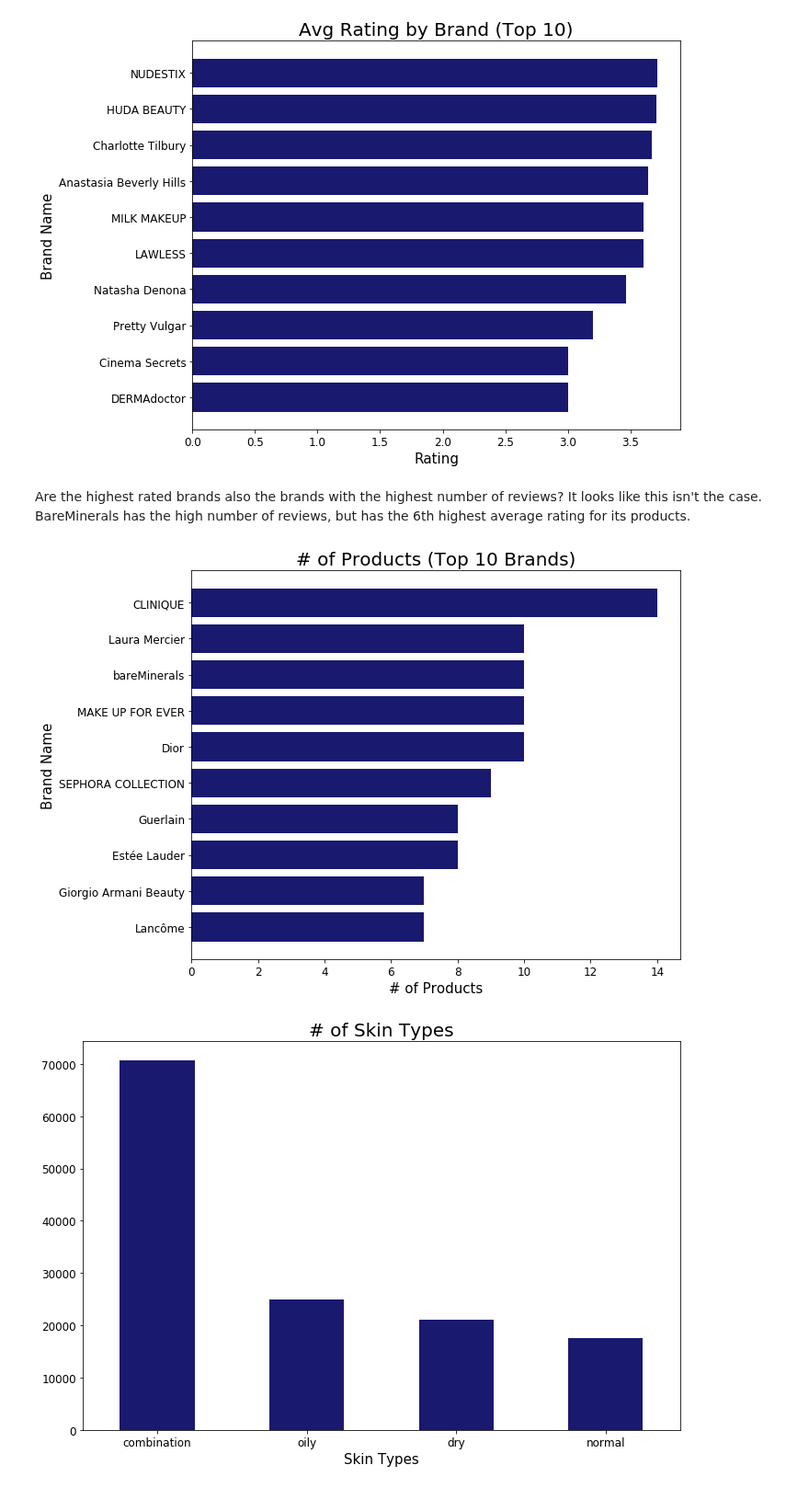
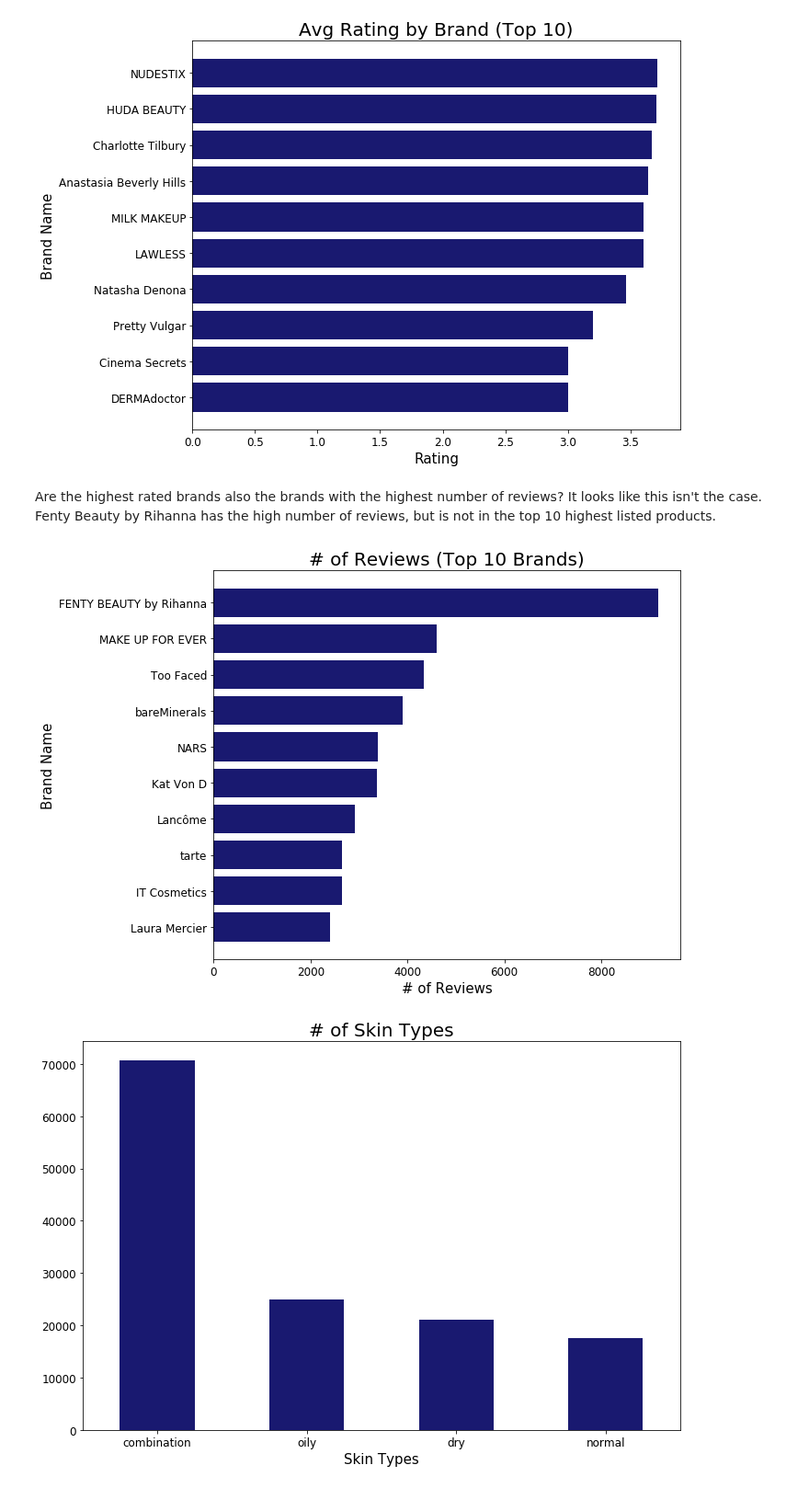
Before and after one commit to nicleong27/Beauty_Reviews, a Jupyter notebook: Sephora-EDA.ipynb, the cells around one changed output. Shown at 92% size. Cells and saved outputs as stored; diff of their text form; code cells hidden in the pictures.

```diff
--- a/Sephora-EDA.ipynb
+++ b/Sephora-EDA.ipynb
@@ -178,25 +178,25 @@ plt.tight_layout();
 # %% [output]
 [figure]
 # %% [markdown]
-Are the highest rated brands also the brands with the highest number of reviews? It looks like this isn't the case. BareMinerals has the high number of reviews, but has the 6th highest average rating for its products.
+Are the highest rated brands also the brands with the highest number of reviews? It looks like this isn't the case. Fenty Beauty by Rihanna has the high number of reviews, but is not in the top 10 highest listed products.
 # %%
 # number of reviews by brand
 num_of_reviews_brand = df_no_na.groupby('brand').nunique()['review_text'].reset_index()
 num_of_reviews_brand.sort_values('review_text', inplace=True)
 # num_of_reviews_brand.head()
 
 # plot brand and # of products per brand
 fig, ax = plt.subplots(figsize=(10,7))
 
-ax.barh(num_prod['brand'][-10:], num_prod['product_id'][-10:], color='midnightblue')
-plt.title('# of Products (Top 10 Brands)', fontsize=20)
-ax.set_xlabel('# of Products', fontsize=15)
+ax.barh(num_of_reviews_brand['brand'][-10:], num_of_reviews_brand['review_text'][-10:], color='midnightblue')
+plt.title('# of Reviews (Top 10 Brands)', fontsize=20)
+ax.set_xlabel('# of Reviews', fontsize=15)
 ax.set_ylabel('Brand Name', fontsize=15)
 plt.xticks(fontsize=12)
 plt.yticks(fontsize=12)
 plt.tight_layout();
 # %% [output]
-[figure, old version]
+[figure, new version]
 # %%
 # number of people with certain skin type
 sephora_EDA.plot_skin(df, 'skin_type', 'review_text')
```
